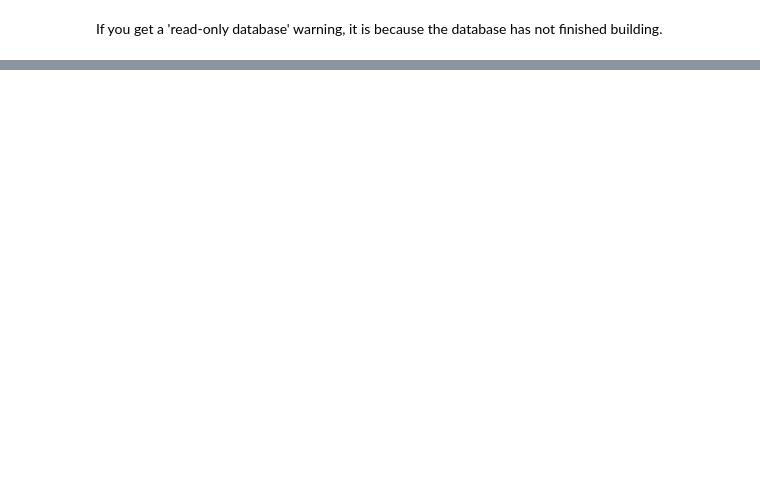
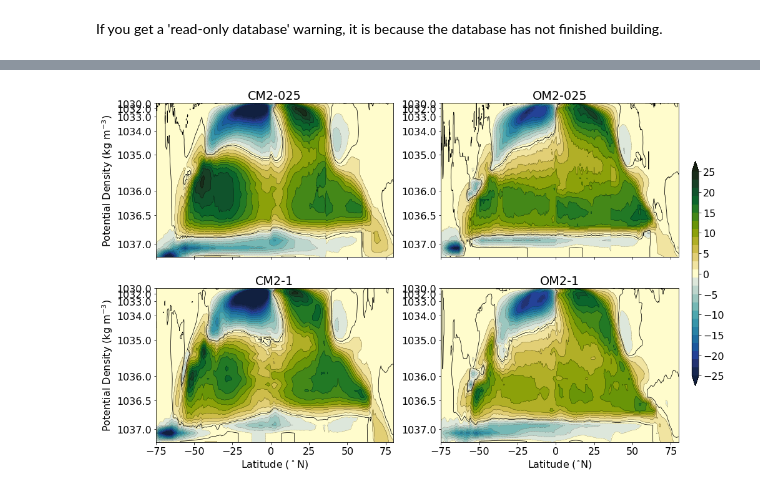
Before and after one commit to wghuneke/ACCESS-CM2-025_Analysis, a Jupyter notebook: notebooks/Plot_overturning.ipynb, the cells around one changed output, grey strips where cells are left out. Drawn from its saved outputs; the diff is of its cells as text; code cells hidden in the pictures; blank space fills up the shorter version.

```diff
--- a/notebooks/Plot_overturning.ipynb
+++ b/notebooks/Plot_overturning.ipynb
@@ -41,0 +46,6 @@ fig_path = '/g/data/x77/wgh581/Figures/Figures_ACCESS_CM2/'
+# %%
+psi_CM2_025 = xr.open_dataarray(path_to_data + 'psi_global_0_499.nc')
+# %%
+psi_CM2_1   = xr.open_dataarray(path_to_data + 'Comparison_ACCESS_CM2_1/psi_global_CM2_1_400_499.nc')
+psi_OM2_025 = xr.open_dataarray(path_to_data + 'Comparison_ACCESS_OM2_025/psi_global_OM2_025_2300_2399.nc')
+psi_OM2_1   = xr.open_dataarray(path_to_data + 'Comparison_ACCESS_OM2_1/psi_global_OM2_1_2500_2599.nc')
@@ -41,0 +54,5 @@ fig_path = '/g/data/x77/wgh581/Figures/Figures_ACCESS_CM2/'
+# %%
+psi_CM2_025_mean = psi_CM2_025[399:498].mean('time')
+psi_CM2_1_mean   = psi_CM2_1.mean('time')
+psi_OM2_025_mean = psi_OM2_025.mean('time')
+psi_OM2_1_mean   = psi_OM2_1.mean('time')
@@ -143,0 +86,73 @@ GM is True
+# %%
+clev=np.arange(-25,27,2)
+yticks = np.array([1030, 1032, 1033, 1034, 1035, 1036,1036.5, 1037])
+scfac  = 4  ## A power to set the stretching of the y-axis
+
+fig, ax = plt.subplots(2,2, figsize=(15,10))
+ax0 = ax[0,0]
+ax1 = ax[0,1]
+ax2 = ax[1,0]
+ax3 = ax[1,1]
+
+# CM2-025
+p1 = ax0.contourf(psi_CM2_025_mean.grid_yu_ocean,(psi_CM2_025_mean.potrho-1028)**scfac, psi_CM2_025_mean, cmap=cm.cm.delta, levels=clev, extend='both')
+ax0.contour(psi_CM2_025_mean.grid_yu_ocean,(psi_CM2_025_mean.potrho-1028)**scfac, psi_CM2_025_mean, levels=clev, colors='k', linewidths=0.25)
+ax0.contour(psi_CM2_025_mean.grid_yu_ocean,(psi_CM2_025_mean.potrho-1028)**scfac, psi_CM2_025_mean, levels=[0.0,], colors='k', linewidths=0.75)
+ax0.set_yticks((yticks-1028)**scfac)
+ax0.set_yticklabels(yticks)
+ax0.set_ylim([0.5**scfac, 9.2**scfac])
+ax0.invert_yaxis()
+ax0.set_ylabel('Potential Density (kg m$^{-3}$)')
+ax0.set_xlim([-75,80])
+ax0.set_title('CM2-025')
+ax0.tick_params(labelbottom=False)
+
+# OM2-025
+p1 = ax1.contourf(psi_OM2_025_mean.grid_yu_ocean,(psi_OM2_025_mean.potrho-1028)**scfac, psi_OM2_025_mean, cmap=cm.cm.delta, levels=clev, extend='both')
+ax1.contour(psi_OM2_025_mean.grid_yu_ocean,(psi_OM2_025_mean.potrho-1028)**scfac, psi_OM2_025_mean, levels=clev, colors='k', linewidths=0.25)
+ax1.contour(psi_OM2_025_mean.grid_yu_ocean,(psi_OM2_025_mean.potrho-1028)**scfac, psi_OM2_025_mean, levels=[0.0,], colors='k', linewidths=0.75)
+ax1.set_yticks((yticks-1028)**scfac)
+ax1.set_yticklabels(yticks)
+ax1.set_ylim([0.5**scfac, 9.2**scfac])
+ax1.invert_yaxis()
+ax1.set_xlim([-75,80])
+ax1.set_title('OM2-025')
+ax1.tick_params(labelbottom=False)
+
+# CM2-1
+p1 = ax2.contourf(psi_CM2_1_mean.grid_yu_ocean,(psi_CM2_1_mean.potrho-1028)**scfac, psi_CM2_1_mean, cmap=cm.cm.delta, levels=clev, extend='both')
+ax2.contour(psi_CM2_1_mean.grid_yu_ocean,(psi_CM2_1_mean.potrho-1028)**scfac, psi_CM2_1_mean, levels=clev, colors='k', linewidths=0.25)
+ax2.contour(psi_CM2_1_mean.grid_yu_ocean,(psi_CM2_1_mean.potrho-1028)**scfac, psi_CM2_1_mean, levels=[0.0,], colors='k', linewidths=0.75)
+ax2.set_yticks((yticks-1028)**scfac)
+ax2.set_yticklabels(yticks)
+ax2.set_ylim([0.5**scfac, 9.2**scfac])
+ax2.invert_yaxis()
+ax2.set_xlabel('Latitude ($^\circ$N)')
+ax2.set_xlim([-75,80])
+ax2.set_title('CM2-1')
+ax2.set_ylabel('Potential Density (kg m$^{-3}$)')
+
+# OM2-1
+p1 = ax3.contourf(psi_OM2_1_mean.grid_yu_ocean,(psi_OM2_1_mean.potrho-1028)**scfac, psi_OM2_1_mean, cmap=cm.cm.delta, levels=clev, extend='both')
+ax3.contour(psi_OM2_1_mean.grid_yu_ocean,(psi_OM2_1_mean.potrho-1028)**scfac, psi_OM2_1_mean, levels=clev, colors='k', linewidths=0.25)
+ax3.contour(psi_OM2_1_mean.grid_yu_ocean,(psi_OM2_1_mean.potrho-1028)**scfac, psi_OM2_1_mean, levels=[0.0,], colors='k', linewidths=0.75)
+ax3.set_yticks((yticks-1028)**scfac)
+ax3.set_yticklabels(yticks)
+ax3.set_ylim([0.5**scfac, 9.2**scfac])
+ax3.invert_yaxis()
+ax3.set_xlabel('Latitude ($^{\circ}$N)')
+ax3.set_xlim([-75,80])
+ax3.set_title('OM2-1')
+
+# Plot colorbar
+cax  = plt.axes([0.92, 0.25, 0.01, 0.5])
+cbar = plt.colorbar(p1, cax=cax, orientation='vertical', ticks=np.arange(-25, 30, 5))
+cbar.ax.set_xlabel('Sv')
+
+# Finished
+save_flag = 1
+if save_flag == 1:
+    fig_name = 'Fig_overturning_psi.png'
+    plt.savefig(fig_path + fig_name, dpi=300);
+# %% [output]
+[figure, added]
```
Also changed, not shown: parts of 17 cells of this notebook, 6 other files.
